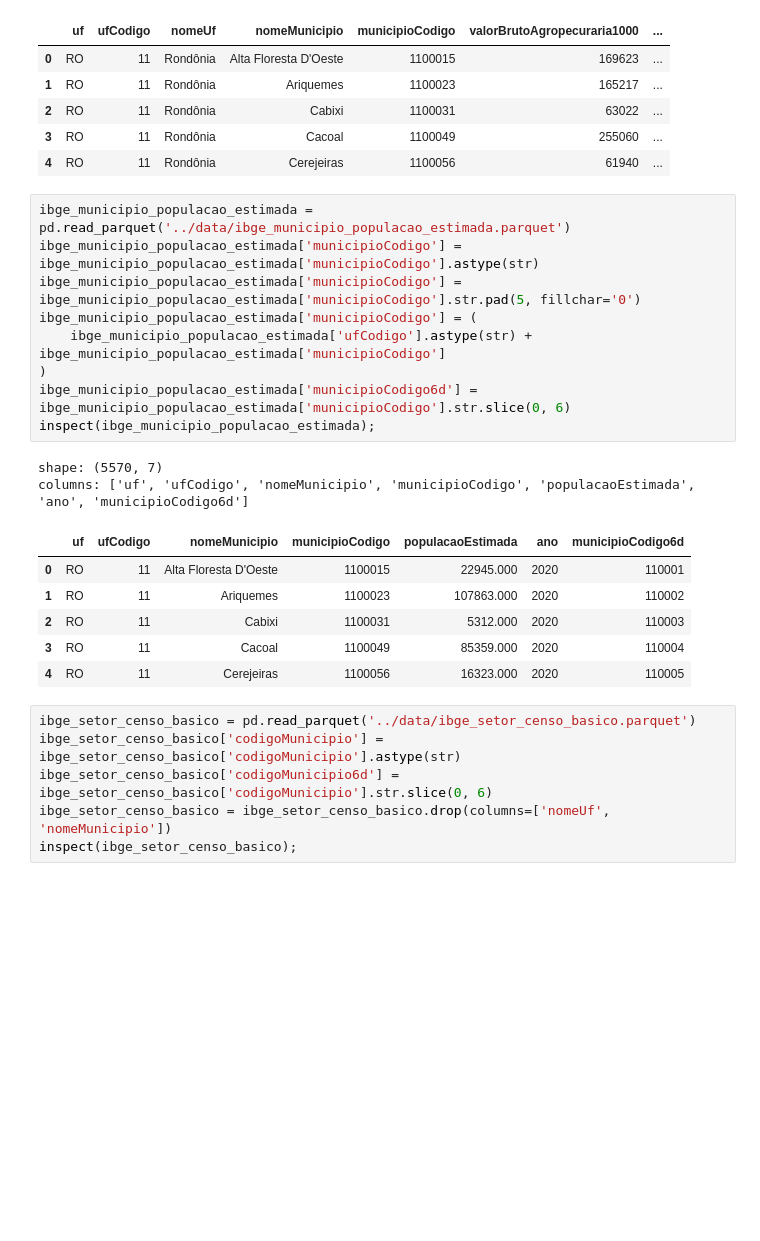
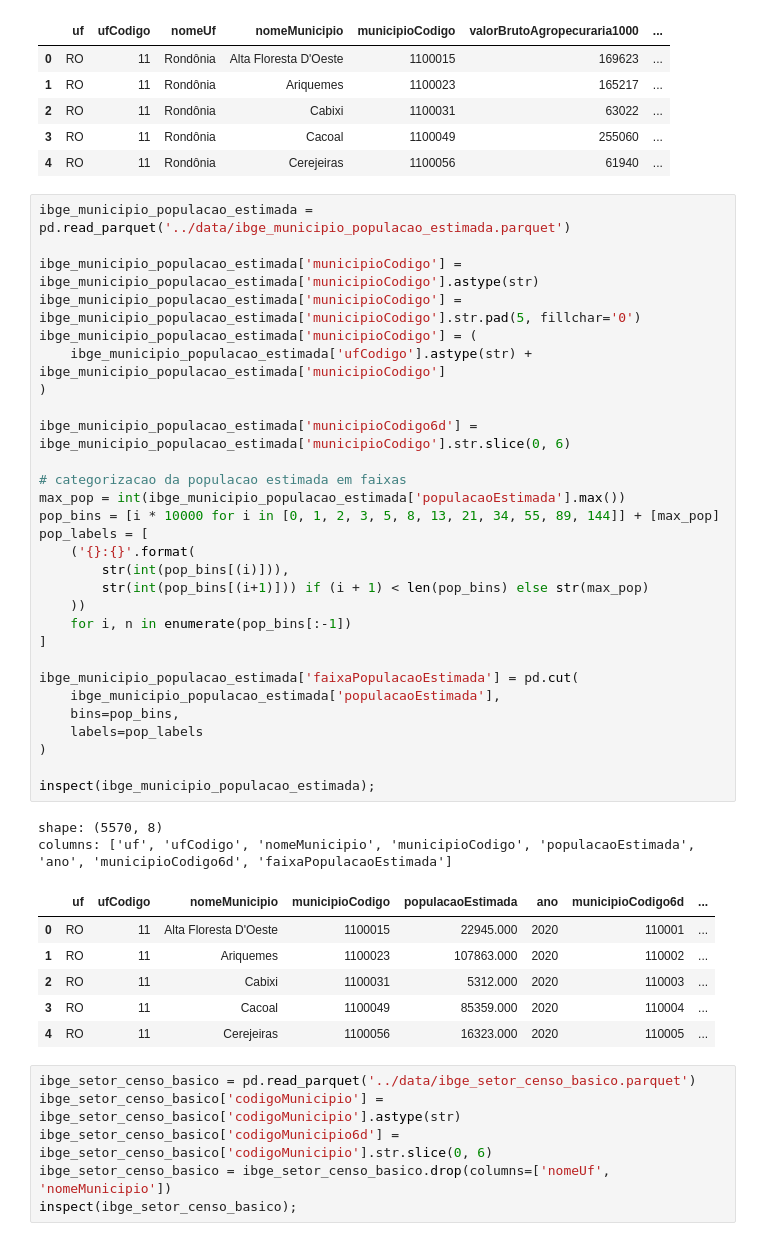
Before and after one commit to dunfrey/BCG-GAMMA-Challenge-2021, a Jupyter notebook: notebooks/2_data_understanding (1.3.1).ipynb, the cells around one changed output. Saved outputs shown, nothing was run; the diff lists cells and outputs as text; blank space fills up the shorter version.

```diff
--- a/notebooks/2_data_understanding (1.3.1).ipynb
+++ b/notebooks/2_data_understanding (1.3.1).ipynb
@@ -74,22 +80,42 @@ columns: ['uf', 'ufCodigo', 'nomeUf', 'nomeMunicipio', 'municipioCodigo', 'valor
 | 4 | RO | 11 | Rondônia | Cerejeiras | 1100056 | 61940 | ... |
 # %%
 ibge_municipio_populacao_estimada = pd.read_parquet('../data/ibge_municipio_populacao_estimada.parquet')
+
 ibge_municipio_populacao_estimada['municipioCodigo'] = ibge_municipio_populacao_estimada['municipioCodigo'].astype(str)
 ibge_municipio_populacao_estimada['municipioCodigo'] = ibge_municipio_populacao_estimada['municipioCodigo'].str.pad(5, fillchar='0')
 ibge_municipio_populacao_estimada['municipioCodigo'] = (
     ibge_municipio_populacao_estimada['ufCodigo'].astype(str) + ibge_municipio_populacao_estimada['municipioCodigo']
 )
+
 ibge_municipio_populacao_estimada['municipioCodigo6d'] = ibge_municipio_populacao_estimada['municipioCodigo'].str.slice(0, 6)
+
+# categorizacao da populacao estimada em faixas
+max_pop = int(ibge_municipio_populacao_estimada['populacaoEstimada'].max())
+pop_bins = [i * 10000 for i in [0, 1, 2, 3, 5, 8, 13, 21, 34, 55, 89, 144]] + [max_pop]
+pop_labels = [
+    ('{}:{}'.format(
+        str(int(pop_bins[(i)])),
+        str(int(pop_bins[(i+1)])) if (i + 1) < len(pop_bins) else str(max_pop)
+    ))
+    for i, n in enumerate(pop_bins[:-1])
+]
+
+ibge_municipio_populacao_estimada['faixaPopulacaoEstimada'] = pd.cut(
+    ibge_municipio_populacao_estimada['populacaoEstimada'],
+    bins=pop_bins,
+    labels=pop_labels
+)
+
 inspect(ibge_municipio_populacao_estimada);
 # %% [output]
-shape: (5570, 7)
-columns: ['uf', 'ufCodigo', 'nomeMunicipio', 'municipioCodigo', 'populacaoEstimada', 'ano', 'municipioCodigo6d']
+shape: (5570, 8)
+columns: ['uf', 'ufCodigo', 'nomeMunicipio', 'municipioCodigo', 'populacaoEstimada', 'ano', 'municipioCodigo6d', 'faixaPopulacaoEstimada']
-|  | uf | ufCodigo | nomeMunicipio | municipioCodigo | populacaoEstimada | ano | municipioCodigo6d |
-| 0 | RO | 11 | Alta Floresta D'Oeste | 1100015 | 22945.000 | 2020 | 110001 |
-| 1 | RO | 11 | Ariquemes | 1100023 | 107863.000 | 2020 | 110002 |
-| 2 | RO | 11 | Cabixi | 1100031 | 5312.000 | 2020 | 110003 |
-| 3 | RO | 11 | Cacoal | 1100049 | 85359.000 | 2020 | 110004 |
-| 4 | RO | 11 | Cerejeiras | 1100056 | 16323.000 | 2020 | 110005 |
+|  | uf | ufCodigo | nomeMunicipio | municipioCodigo | populacaoEstimada | ano | municipioCodigo6d | ... |
+| 0 | RO | 11 | Alta Floresta D'Oeste | 1100015 | 22945.000 | 2020 | 110001 | ... |
+| 1 | RO | 11 | Ariquemes | 1100023 | 107863.000 | 2020 | 110002 | ... |
+| 2 | RO | 11 | Cabixi | 1100031 | 5312.000 | 2020 | 110003 | ... |
+| 3 | RO | 11 | Cacoal | 1100049 | 85359.000 | 2020 | 110004 | ... |
+| 4 | RO | 11 | Cerejeiras | 1100056 | 16323.000 | 2020 | 110005 | ... |
 # %%
 ibge_setor_censo_basico = pd.read_parquet('../data/ibge_setor_censo_basico.parquet')
 ibge_setor_censo_basico['codigoMunicipio'] = ibge_setor_censo_basico['codigoMunicipio'].astype(str)
```
Also changed, not shown: parts of 75 cells of this notebook, 1 other file.
